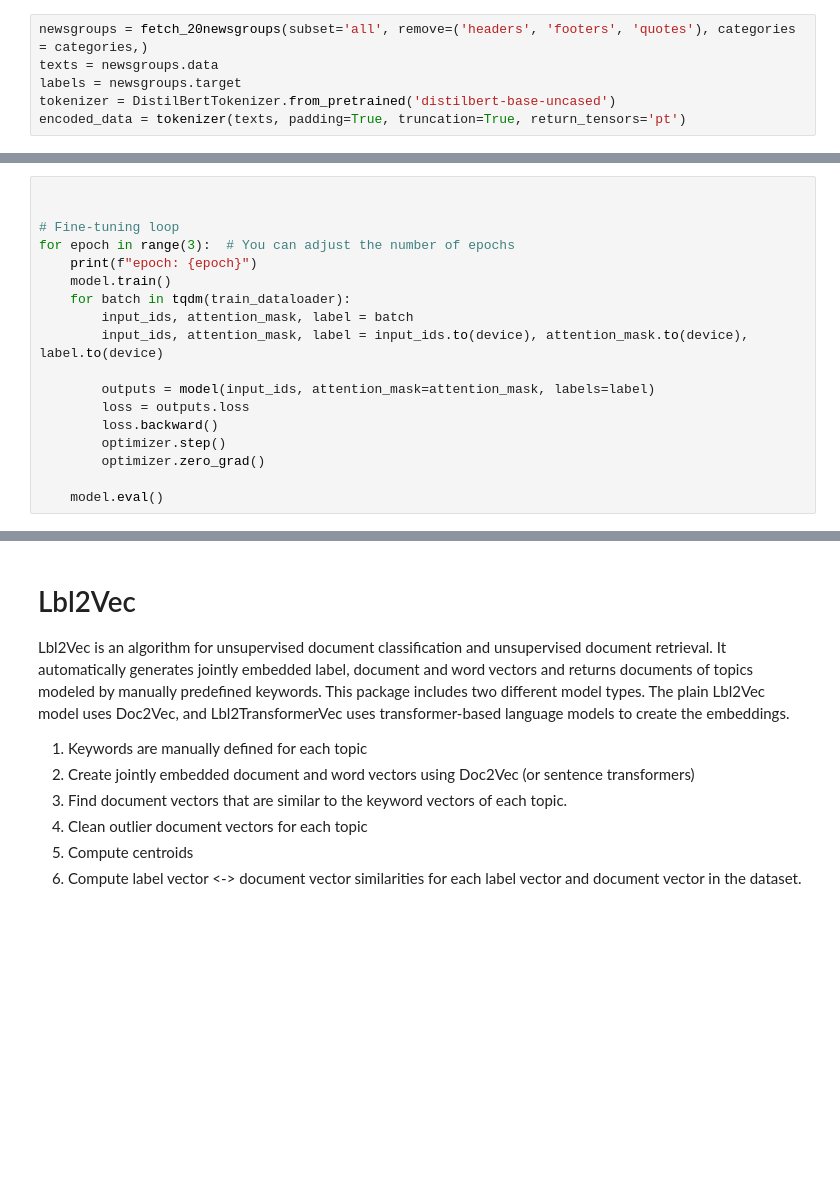
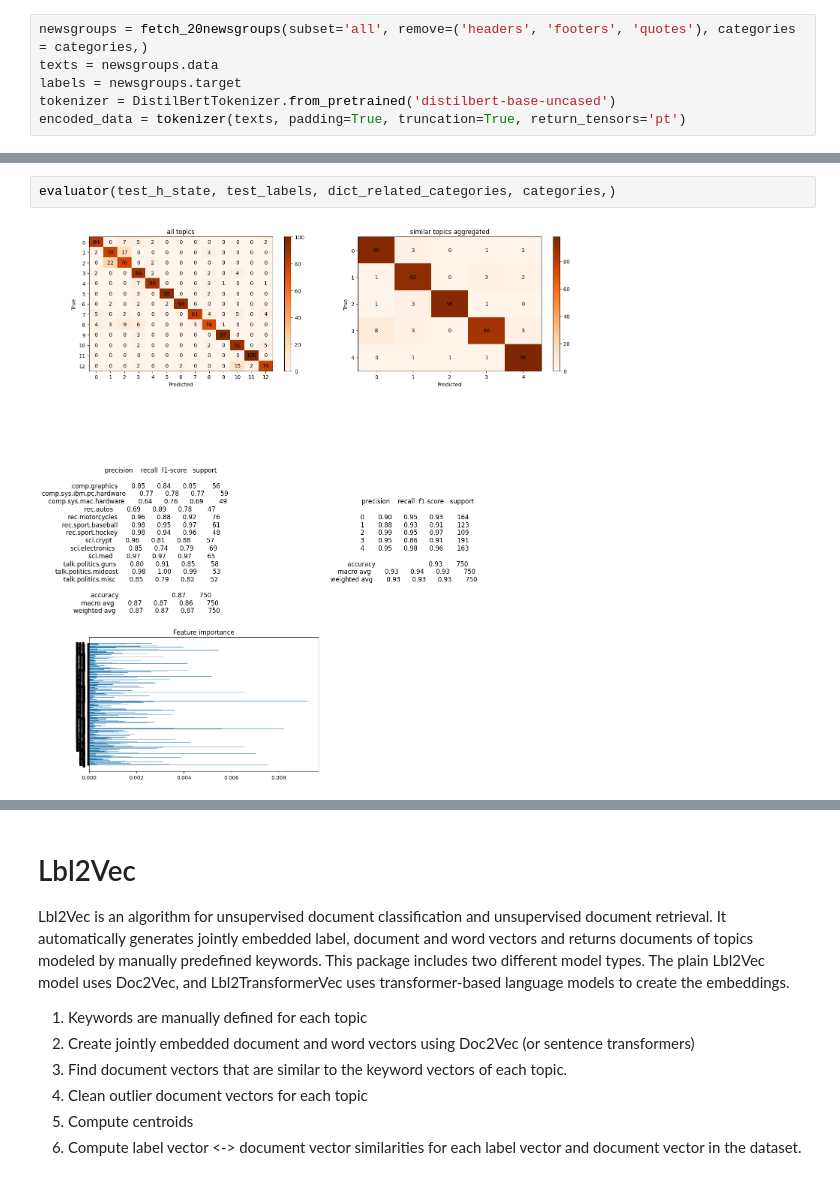
Before and after one commit to DavideBuldrin1/feature-extraction-for-text, a Jupyter notebook: lsa_lda_and_nmf_for_feature_extraction_bert.ipynb, the cells around one changed output, grey strips where cells are left out. Saved outputs shown, nothing was run; the diff lists cells and outputs as text; blank space fills up the shorter version.

```diff
--- a/lsa_lda_and_nmf_for_feature_extraction_bert.ipynb
+++ b/lsa_lda_and_nmf_for_feature_extraction_bert.ipynb
@@ -1384,18 +1414,0 @@ Epoch 3, Average Validation Loss: 0.8694832233282236
-# %%
-
-
-# Fine-tuning loop
-for epoch in range(3):  # You can adjust the number of epochs
-    print(f"epoch: {epoch}")
-    model.train()
-    for batch in tqdm(train_dataloader):
-        input_ids, attention_mask, label = batch
-        input_ids, attention_mask, label = input_ids.to(device), attention_mask.to(device), label.to(device)
-
-        outputs = model(input_ids, attention_mask=attention_mask, labels=label)
-        loss = outputs.loss
-        loss.backward()
-        optimizer.step()
-        optimizer.zero_grad()
-
-    model.eval()
@@ -1443,0 +1492,4 @@ with torch.no_grad():
+# %%
+evaluator(test_h_state, test_labels, dict_related_categories, categories,)
+# %% [output]
+[figure, added]
```
Also changed, not shown: parts of 25 cells of this notebook.
